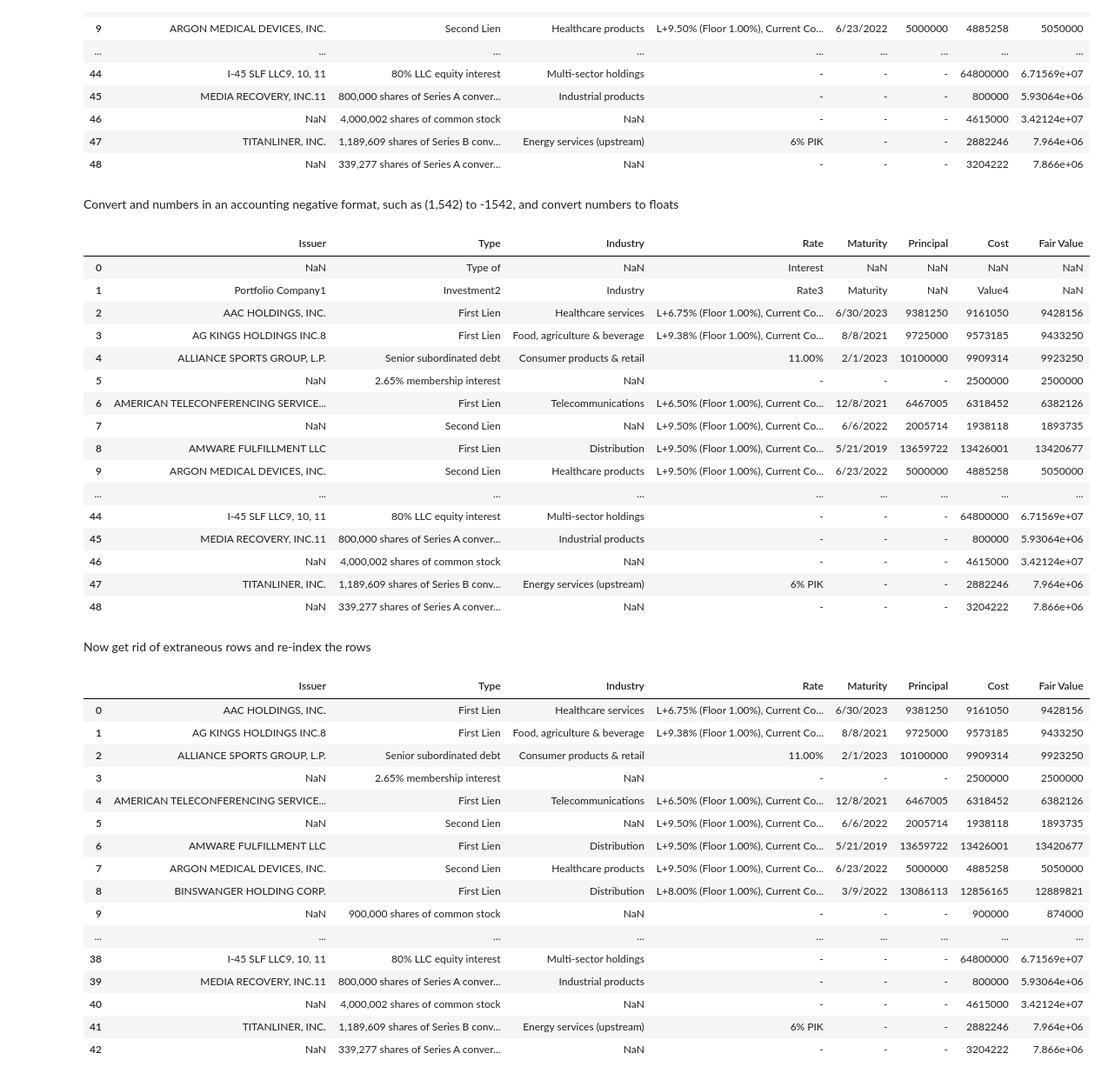
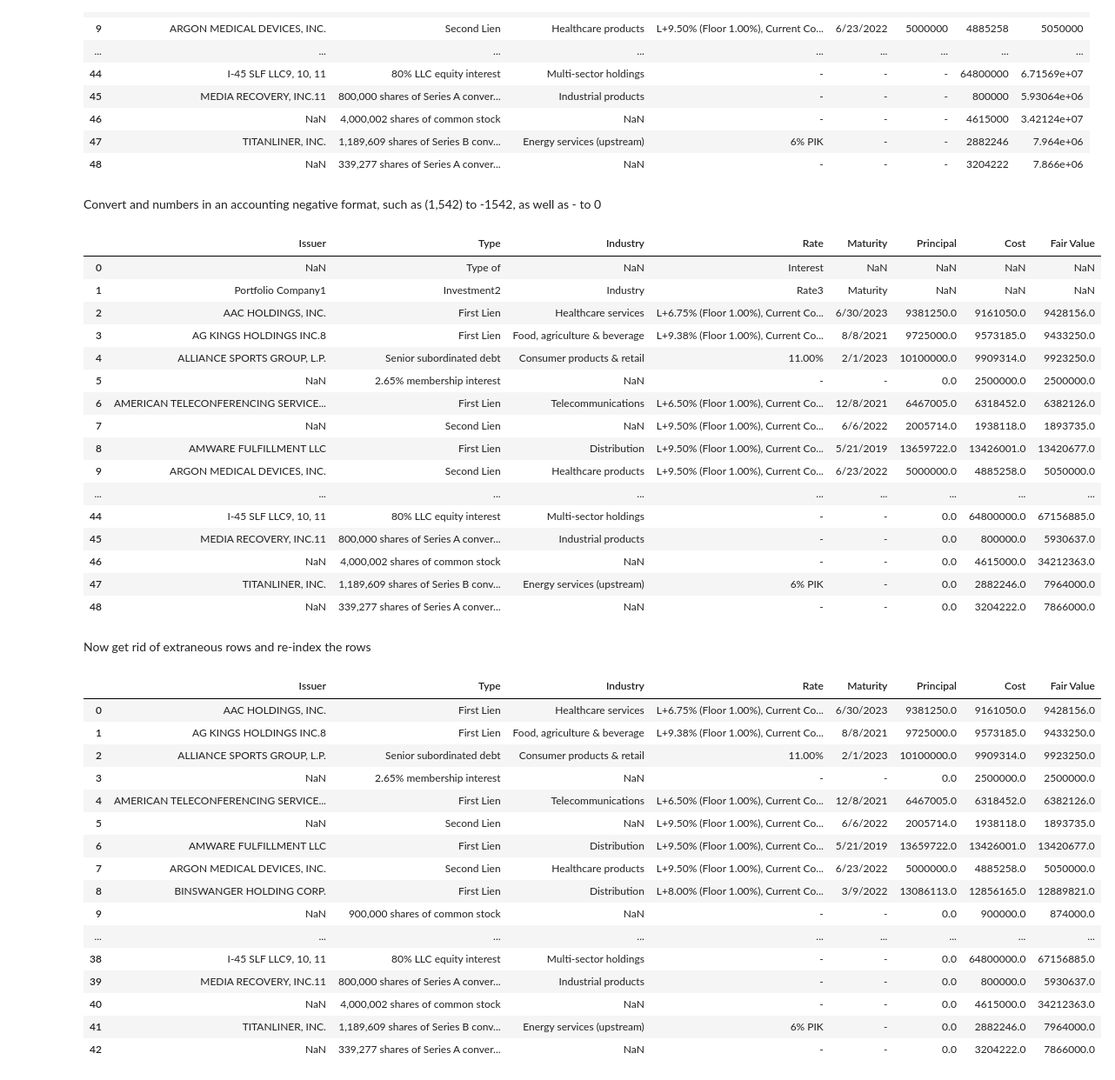
Before and after one commit to mkelty99/bdc-portfolio-table, a Jupyter notebook: CSWC-portfolio-v3.ipynb, the cells around one changed output. Shown at 87% size. Cells and saved outputs as stored; diff of their text form; code cells hidden in the pictures.

```diff
--- a/CSWC-portfolio-v3.ipynb
+++ b/CSWC-portfolio-v3.ipynb
@@ -151,30 +147,32 @@ df
 | 47 | TITANLINER, INC. | 1,189,609 shares of Series B conv... | Energy services (upstream) | 6% PIK | - | - | 2882246 | 7.964e+06 |
 | 48 | NaN | 339,277 shares of Series A conver... | NaN | - | - | - | 3204222 | 7.866e+06 |
 # %% [markdown]
-Convert and numbers in an accounting negative format, such as (1,542) to -1542, and convert numbers to floats
+Convert and numbers in an accounting negative format, such as (1,542) to -1542, as well as - to 0
 # %%
 cols_to_convert = ['Principal', 'Cost', 'Fair Value']
+df[cols_to_convert]=(df[cols_to_convert].replace( '[-]','0', regex=True).astype(float, errors='ignore'))
 df[cols_to_convert]=(df[cols_to_convert].replace( '[\$,)]','', regex=True).replace( '[(]','-', regex=True ))
-# df[cols_to_convert]=(df[cols_to_convert].astype(float, errors='ignore'))
+for col in cols_to_convert:
+    df[col] = pd.to_numeric(df[col], errors='coerce')
 df
 # %% [output]
 |  | Issuer | Type | Industry | Rate | Maturity | Principal | Cost | Fair Value |
 | 0 | NaN | Type of | NaN | Interest | NaN | NaN | NaN | NaN |
-| 1 | Portfolio Company1 | Investment2 | Industry | Rate3 | Maturity | NaN | Value4 | NaN |
-| 2 | AAC HOLDINGS, INC. | First Lien | Healthcare services | L+6.75% (Floor 1.00%), Current Co... | 6/30/2023 | 9381250 | 9161050 | 9428156 |
-| 3 | AG KINGS HOLDINGS INC.8 | First Lien | Food, agriculture & beverage | L+9.38% (Floor 1.00%), Current Co... | 8/8/2021 | 9725000 | 9573185 | 9433250 |
-| 4 | ALLIANCE SPORTS GROUP, L.P. | Senior subordinated debt | Consumer products & retail | 11.00% | 2/1/2023 | 10100000 | 9909314 | 9923250 |
-| 5 | NaN | 2.65% membership interest | NaN | - | - | - | 2500000 | 2500000 |
-| 6 | AMERICAN TELECONFERENCING SERVICE... | First Lien | Telecommunications | L+6.50% (Floor 1.00%), Current Co... | 12/8/2021 | 6467005 | 6318452 | 6382126 |
-| 7 | NaN | Second Lien | NaN | L+9.50% (Floor 1.00%), Current Co... | 6/6/2022 | 2005714 | 1938118 | 1893735 |
-| 8 | AMWARE FULFILLMENT LLC | First Lien | Distribution | L+9.50% (Floor 1.00%), Current Co... | 5/21/2019 | 13659722 | 13426001 | 13420677 |
-| 9 | ARGON MEDICAL DEVICES, INC. | Second Lien | Healthcare products | L+9.50% (Floor 1.00%), Current Co... | 6/23/2022 | 5000000 | 4885258 | 5050000 |
+| 1 | Portfolio Company1 | Investment2 | Industry | Rate3 | Maturity | NaN | NaN | NaN |
+| 2 | AAC HOLDINGS, INC. | First Lien | Healthcare services | L+6.75% (Floor 1.00%), Current Co... | 6/30/2023 | 9381250.0 | 9161050.0 | 9428156.0 |
+| 3 | AG KINGS HOLDINGS INC.8 | First Lien | Food, agriculture & beverage | L+9.38% (Floor 1.00%), Current Co... | 8/8/2021 | 9725000.0 | 9573185.0 | 9433250.0 |
+| 4 | ALLIANCE SPORTS GROUP, L.P. | Senior subordinated debt | Consumer products & retail | 11.00% | 2/1/2023 | 10100000.0 | 9909314.0 | 9923250.0 |
+| 5 | NaN | 2.65% membership interest | NaN | - | - | 0.0 | 2500000.0 | 2500000.0 |
+| 6 | AMERICAN TELECONFERENCING SERVICE... | First Lien | Telecommunications | L+6.50% (Floor 1.00%), Current Co... | 12/8/2021 | 6467005.0 | 6318452.0 | 6382126.0 |
+| 7 | NaN | Second Lien | NaN | L+9.50% (Floor 1.00%), Current Co... | 6/6/2022 | 2005714.0 | 1938118.0 | 1893735.0 |
+| 8 | AMWARE FULFILLMENT LLC | First Lien | Distribution | L+9.50% (Floor 1.00%), Current Co... | 5/21/2019 | 13659722.0 | 13426001.0 | 13420677.0 |
+| 9 | ARGON MEDICAL DEVICES, INC. | Second Lien | Healthcare products | L+9.50% (Floor 1.00%), Current Co... | 6/23/2022 | 5000000.0 | 4885258.0 | 5050000.0 |
 | ... | ... | ... | ... | ... | ... | ... | ... | ... |
-| 44 | I-45 SLF LLC9, 10, 11 | 80% LLC equity interest | Multi-sector holdings | - | - | - | 64800000 | 6.71569e+07 |
-| 45 | MEDIA RECOVERY, INC.11 | 800,000 shares of Series A conver... | Industrial products | - | - | - | 800000 | 5.93064e+06 |
-| 46 | NaN | 4,000,002 shares of common stock | NaN | - | - | - | 4615000 | 3.42124e+07 |
-| 47 | TITANLINER, INC. | 1,189,609 shares of Series B conv... | Energy services (upstream) | 6% PIK | - | - | 2882246 | 7.964e+06 |
-| 48 | NaN | 339,277 shares of Series A conver... | NaN | - | - | - | 3204222 | 7.866e+06 |
+| 44 | I-45 SLF LLC9, 10, 11 | 80% LLC equity interest | Multi-sector holdings | - | - | 0.0 | 64800000.0 | 67156885.0 |
+| 45 | MEDIA RECOVERY, INC.11 | 800,000 shares of Series A conver... | Industrial products | - | - | 0.0 | 800000.0 | 5930637.0 |
+| 46 | NaN | 4,000,002 shares of common stock | NaN | - | - | 0.0 | 4615000.0 | 34212363.0 |
+| 47 | TITANLINER, INC. | 1,189,609 shares of Series B conv... | Energy services (upstream) | 6% PIK | - | 0.0 | 2882246.0 | 7964000.0 |
+| 48 | NaN | 339,277 shares of Series A conver... | NaN | - | - | 0.0 | 3204222.0 | 7866000.0 |
 # %% [markdown]
 Now get rid of extraneous rows and re-index the rows
 # %%
@@ -184,19 +182,19 @@ df = df.reset_index(drop = True)
 df
 # %% [output]
 |  | Issuer | Type | Industry | Rate | Maturity | Principal | Cost | Fair Value |
-| 0 | AAC HOLDINGS, INC. | First Lien | Healthcare services | L+6.75% (Floor 1.00%), Current Co... | 6/30/2023 | 9381250 | 9161050 | 9428156 |
-| 1 | AG KINGS HOLDINGS INC.8 | First Lien | Food, agriculture & beverage | L+9.38% (Floor 1.00%), Current Co... | 8/8/2021 | 9725000 | 9573185 | 9433250 |
-| 2 | ALLIANCE SPORTS GROUP, L.P. | Senior subordinated debt | Consumer products & retail | 11.00% | 2/1/2023 | 10100000 | 9909314 | 9923250 |
-| 3 | NaN | 2.65% membership interest | NaN | - | - | - | 2500000 | 2500000 |
-| 4 | AMERICAN TELECONFERENCING SERVICE... | First Lien | Telecommunications | L+6.50% (Floor 1.00%), Current Co... | 12/8/2021 | 6467005 | 6318452 | 6382126 |
-| 5 | NaN | Second Lien | NaN | L+9.50% (Floor 1.00%), Current Co... | 6/6/2022 | 2005714 | 1938118 | 1893735 |
-| 6 | AMWARE FULFILLMENT LLC | First Lien | Distribution | L+9.50% (Floor 1.00%), Current Co... | 5/21/2019 | 13659722 | 13426001 | 13420677 |
-| 7 | ARGON MEDICAL DEVICES, INC. | Second Lien | Healthcare products | L+9.50% (Floor 1.00%), Current Co... | 6/23/2022 | 5000000 | 4885258 | 5050000 |
-| 8 | BINSWANGER HOLDING CORP. | First Lien | Distribution | L+8.00% (Floor 1.00%), Current Co... | 3/9/2022 | 13086113 | 12856165 | 12889821 |
-| 9 | NaN | 900,000 shares of common stock | NaN | - | - | - | 900000 | 874000 |
+| 0 | AAC HOLDINGS, INC. | First Lien | Healthcare services | L+6.75% (Floor 1.00%), Current Co... | 6/30/2023 | 9381250.0 | 9161050.0 | 9428156.0 |
+| 1 | AG KINGS HOLDINGS INC.8 | First Lien | Food, agriculture & beverage | L+9.38% (Floor 1.00%), Current Co... | 8/8/2021 | 9725000.0 | 9573185.0 | 9433250.0 |
+| 2 | ALLIANCE SPORTS GROUP, L.P. | Senior subordinated debt | Consumer products & retail | 11.00% | 2/1/2023 | 10100000.0 | 9909314.0 | 9923250.0 |
+| 3 | NaN | 2.65% membership interest | NaN | - | - | 0.0 | 2500000.0 | 2500000.0 |
+| 4 | AMERICAN TELECONFERENCING SERVICE... | First Lien | Telecommunications | L+6.50% (Floor 1.00%), Current Co... | 12/8/2021 | 6467005.0 | 6318452.0 | 6382126.0 |
+| 5 | NaN | Second Lien | NaN | L+9.50% (Floor 1.00%), Current Co... | 6/6/2022 | 2005714.0 | 1938118.0 | 1893735.0 |
+| 6 | AMWARE FULFILLMENT LLC | First Lien | Distribution | L+9.50% (Floor 1.00%), Current Co... | 5/21/2019 | 13659722.0 | 13426001.0 | 13420677.0 |
+| 7 | ARGON MEDICAL DEVICES, INC. | Second Lien | Healthcare products | L+9.50% (Floor 1.00%), Current Co... | 6/23/2022 | 5000000.0 | 4885258.0 | 5050000.0 |
+| 8 | BINSWANGER HOLDING CORP. | First Lien | Distribution | L+8.00% (Floor 1.00%), Current Co... | 3/9/2022 | 13086113.0 | 12856165.0 | 12889821.0 |
+| 9 | NaN | 900,000 shares of common stock | NaN | - | - | 0.0 | 900000.0 | 874000.0 |
 | ... | ... | ... | ... | ... | ... | ... | ... | ... |
-| 38 | I-45 SLF LLC9, 10, 11 | 80% LLC equity interest | Multi-sector holdings | - | - | - | 64800000 | 6.71569e+07 |
-| 39 | MEDIA RECOVERY, INC.11 | 800,000 shares of Series A conver... | Industrial products | - | - | - | 800000 | 5.93064e+06 |
-| 40 | NaN | 4,000,002 shares of common stock | NaN | - | - | - | 4615000 | 3.42124e+07 |
-| 41 | TITANLINER, INC. | 1,189,609 shares of Series B conv... | Energy services (upstream) | 6% PIK | - | - | 2882246 | 7.964e+06 |
-| 42 | NaN | 339,277 shares of Series A conver... | NaN | - | - | - | 3204222 | 7.866e+06 |
+| 38 | I-45 SLF LLC9, 10, 11 | 80% LLC equity interest | Multi-sector holdings | - | - | 0.0 | 64800000.0 | 67156885.0 |
+| 39 | MEDIA RECOVERY, INC.11 | 800,000 shares of Series A conver... | Industrial products | - | - | 0.0 | 800000.0 | 5930637.0 |
+| 40 | NaN | 4,000,002 shares of common stock | NaN | - | - | 0.0 | 4615000.0 | 34212363.0 |
+| 41 | TITANLINER, INC. | 1,189,609 shares of Series B conv... | Energy services (upstream) | 6% PIK | - | 0.0 | 2882246.0 | 7964000.0 |
+| 42 | NaN | 339,277 shares of Series A conver... | NaN | - | - | 0.0 | 3204222.0 | 7866000.0 |
```
Also changed, not shown: parts of 4 cells of this notebook.
